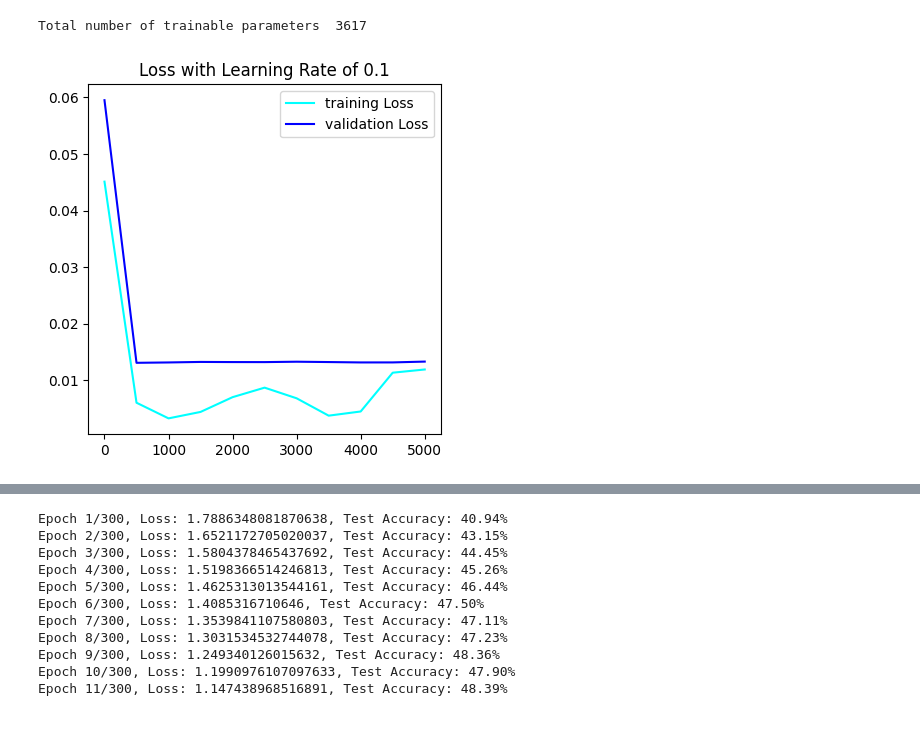
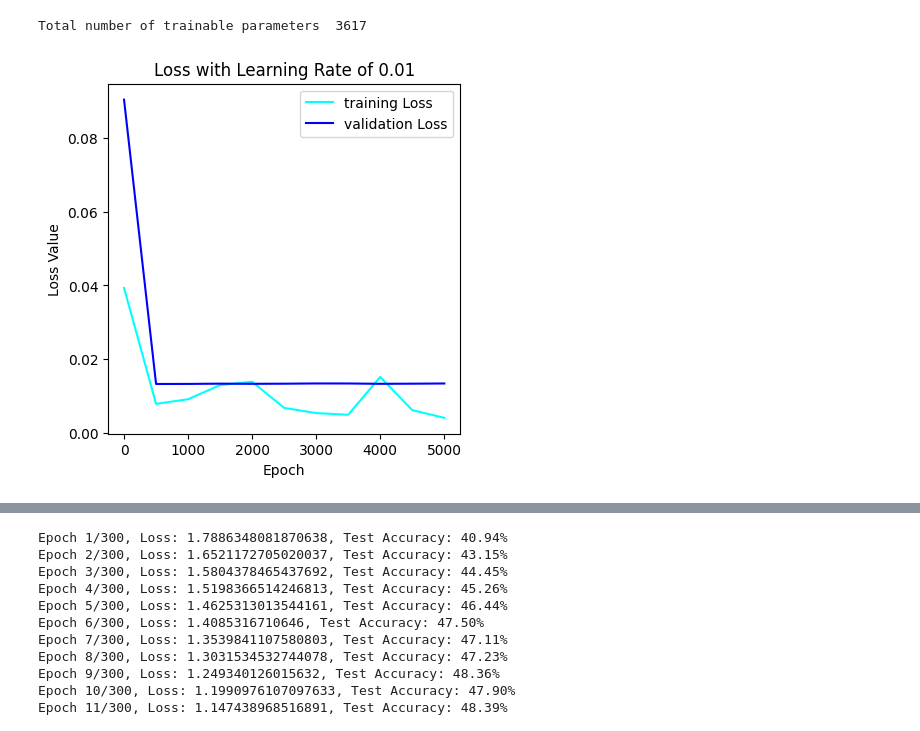
Before and after one commit to poojitharajapuram/HW6_ML, a Jupyter notebook: HW6.ipynb, the cells around one changed output, grey strips where cells are left out. Cells and saved outputs as stored; diff of their text form; code cells hidden in the pictures.

```diff
--- a/HW6.ipynb
+++ b/HW6.ipynb
@@ -71,12 +75,12 @@ y = df[['price']]
 # %%
-X = pd.DataFrame(scaler_x.fit_transform(X), columns=X.columns, index=X.index).values
-y = pd.DataFrame(scaler_y.fit_transform(y), columns=y.columns, index=y.index).values
+X = pd.DataFrame(X_scaler.fit_transform(X), columns=X.columns, index=X.index).values
+y = pd.DataFrame(Y_scaler.fit_transform(y), columns=y.columns, index=y.index).values
 # %%
-train_X, val_X, train_Y, val_Y = train_test_split(X, y, test_size=0.2, random_state=42)
-X_train = torch.tensor(train_X)
-y_train =  torch.tensor(train_Y)
-X_val =  torch.tensor(val_X)
-y_val =  torch.tensor(val_Y)
+trainset_X, validation_X, trainset_Y, validation_Y = train_test_split(X, y, test_size=0.2, random_state=42)
+X_train = torch.tensor(trainset_X)
+y_train =  torch.tensor(trainset_Y)
+X_validation =  torch.tensor(validation_X)
+y_validation =  torch.tensor(validation_Y)
 # %%
 training_data = TensorDataset(X_train, y_train)
 train_loader = DataLoader(training_data, batch_size=32, shuffle=True)
@@ -85,6 +89,6 @@ val_data = TensorDataset(X_val, y_val)
 val_loader = DataLoader(val_data, batch_size=32)
 # %%
-def model_train(model, criterion, optimizer, epochs, train_loader, X_val, y_val):
+def model_train(model, criterion, optimizer, epochs, train_loader, X_validation, y_validation):
     loss_train = []
     loss_val = []
     for epoch in range(epochs + 1):
@@ -99,11 +103,11 @@ def model_train(model, criterion, optimizer, epochs, train_loader, X_val, y_val)
         # Validation
         model.eval()
         with torch.no_grad():
-            val_outputs = model(X_val)
-            val_loss = criterion(val_outputs, y_val)
+            validation_outputs = model(X_validation)
+            validation_loss = criterion(validation_outputs, y_validation)
             if epoch % 500 == 0:
-              print(f'Epoch {epoch}/{epochs}, Training Loss: {loss.item()}, Validation Loss: {val_loss.item()}')
-              loss_val.append(val_loss)
+              print(f'Epoch {epoch}/{epochs}, Training Loss: {loss.item()}, Validation Loss: {validation_loss.item()}')
+              loss_val.append(validation_loss)
               loss_train.append(loss)
     return loss_train, loss_val
 # %% [markdown]
@@ -166,13 +173,13 @@ plt.show()
 model2 = nn.Sequential(
     nn.Linear(X_train.shape[1], 32),
     nn.Tanh(),
-    nn.Linear(32, 64),  # Second hidden layer with 64 neurons
+    nn.Linear(32, 64),
     nn.Tanh(),
-    nn.Linear(64, 16),  # Third hidden layer with 16 neurons
+    nn.Linear(64, 16),
     nn.Tanh(),
-    nn.Linear(16, 1) # Output layer with 1 neuron
+    nn.Linear(16, 1)
 ).to(torch.float64)
 criterion = nn.MSELoss()
 optimizer2 = optim.SGD(model2.parameters(), lr=0.01)
-train_loss_2, val_loss_ = model_train(model2, nn.MSELoss(), optimizer2, 5000, train_loader, X_val, y_val)
+train_loss_2, val_loss_2 = model_train(model2, nn.MSELoss(), optimizer2, 5000, train_loader, X_validation, y_validation)
 # %% [output]
@@ -206,17 +213,18 @@ print("Total number of trainable parameters ", total_params,  '\n')
 Total number of trainable parameters  3617
 # %%
 plt.figure(figsize=(10, 10))
-plt.title('Loss for optimizer - SGD')
 
 plt.subplot(2,2,1)
 plt.plot(epochs, np.array([item.detach().item() for item in train_loss_2]), color='cyan', label = 'training Loss')
-plt.plot(epochs, np.array([item.detach().item() for item in val_loss_]), color='blue', label = 'validation Loss')
-plt.title('Loss with Learning Rate of 0.1')
+plt.plot(epochs, np.array([item.detach().item() for item in val_loss_2]), color='blue', label = 'validation Loss')
+plt.title('Loss with Learning Rate of 0.01')
+plt.xlabel('Epoch')
+plt.ylabel('Loss Value')
 plt.legend()
 
 plt.show()
 # %% [output]
-[figure, old version]
+[figure, new version]
 # %%
 !pip install ipython-autotime
 %load_ext autotime
```
Also changed, not shown: parts of 31 cells of this notebook.
